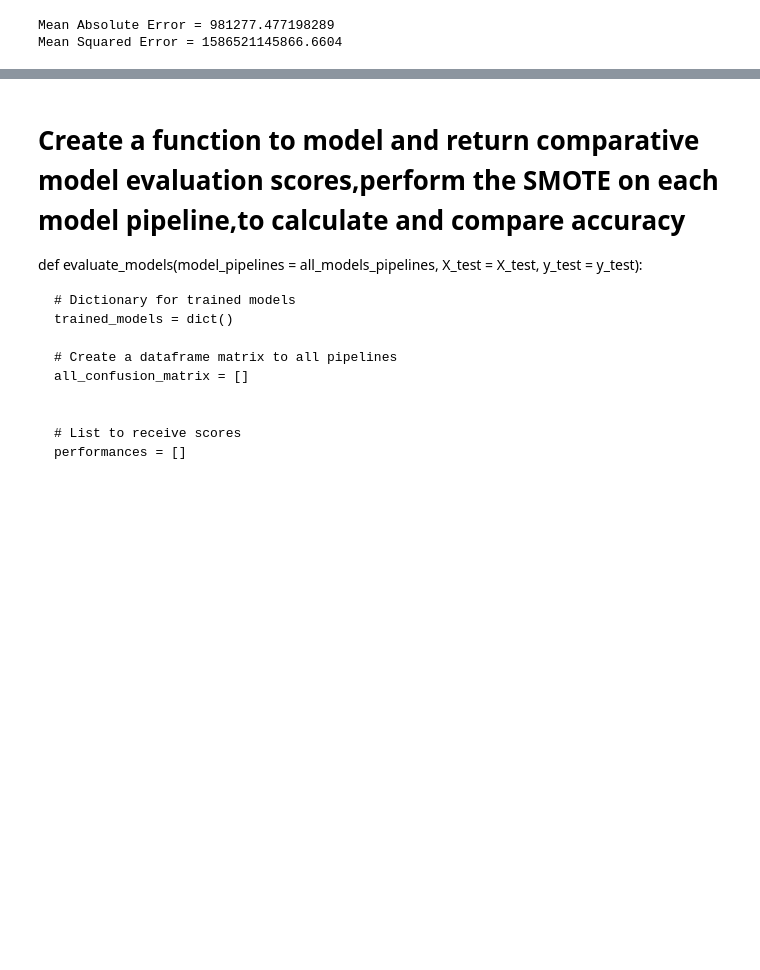
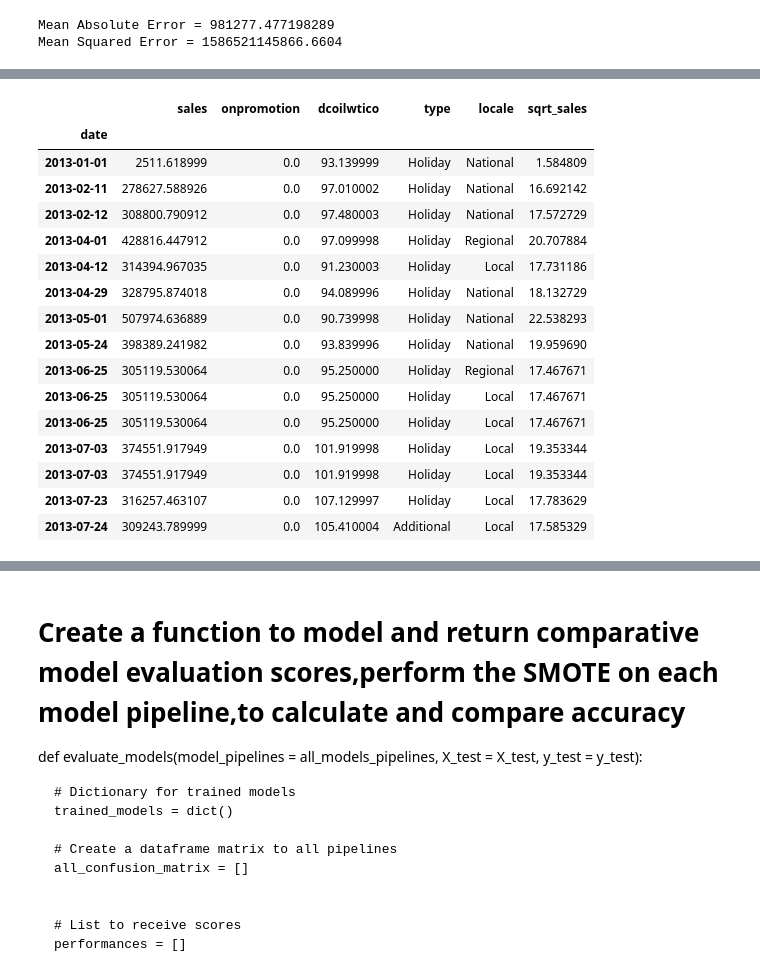
Before and after one commit to kwasichrappah/Time_series_analysis, a Jupyter notebook: sales_forecast.ipynb, the cells around one changed output, grey strips where cells are left out. Cells and saved outputs as stored; diff of their text form; code cells hidden in the pictures; blank space fills up the shorter version.

```diff
--- a/sales_forecast.ipynb
+++ b/sales_forecast.ipynb
@@ -1436,0 +1470,27 @@ train_ml
+# %%
+# there is trend and seasonality in the data. Lets remove the trend from the data using shift
+# Shift values based on 'Product'
+#ml_as['shift_sales'] = ml_.groupby('family')['sales'].shift(14)
+ml_as=ml_df
+ml_as['sqrt_sales'] = np.sqrt(ml_as['sales']/1000)
+ml_as.dropna(inplace = True)
+ml_as.set_index('date', inplace=True)
+ml_as.head(15)
+# %% [output]
+|  | sales | onpromotion | dcoilwtico | type | locale | sqrt_sales |
+| date |  |  |  |  |  |  |
+| 2013-01-01 | 2511.618999 | 0.0 | 93.139999 | Holiday | National | 1.584809 |
+| 2013-02-11 | 278627.588926 | 0.0 | 97.010002 | Holiday | National | 16.692142 |
+| 2013-02-12 | 308800.790912 | 0.0 | 97.480003 | Holiday | National | 17.572729 |
+| 2013-04-01 | 428816.447912 | 0.0 | 97.099998 | Holiday | Regional | 20.707884 |
+| 2013-04-12 | 314394.967035 | 0.0 | 91.230003 | Holiday | Local | 17.731186 |
+| 2013-04-29 | 328795.874018 | 0.0 | 94.089996 | Holiday | National | 18.132729 |
+| 2013-05-01 | 507974.636889 | 0.0 | 90.739998 | Holiday | National | 22.538293 |
+| 2013-05-24 | 398389.241982 | 0.0 | 93.839996 | Holiday | National | 19.959690 |
+| 2013-06-25 | 305119.530064 | 0.0 | 95.250000 | Holiday | Regional | 17.467671 |
+| 2013-06-25 | 305119.530064 | 0.0 | 95.250000 | Holiday | Local | 17.467671 |
+| 2013-06-25 | 305119.530064 | 0.0 | 95.250000 | Holiday | Local | 17.467671 |
+| 2013-07-03 | 374551.917949 | 0.0 | 101.919998 | Holiday | Local | 19.353344 |
+| 2013-07-03 | 374551.917949 | 0.0 | 101.919998 | Holiday | Local | 19.353344 |
+| 2013-07-23 | 316257.463107 | 0.0 | 107.129997 | Holiday | Local | 17.783629 |
+| 2013-07-24 | 309243.789999 | 0.0 | 105.410004 | Additional | Local | 17.585329 |
```
Also changed, not shown: parts of 45 cells of this notebook.
